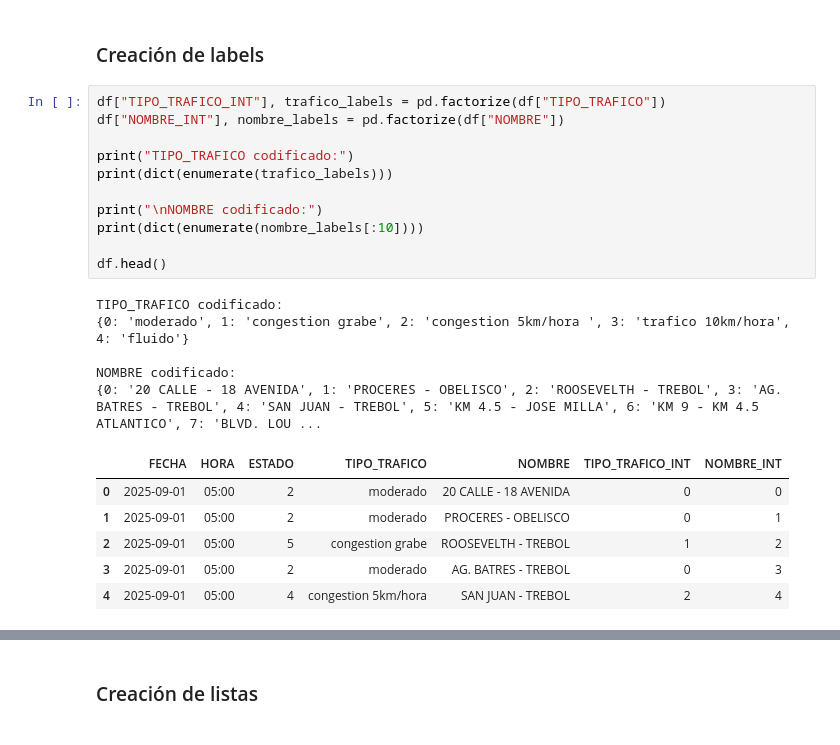
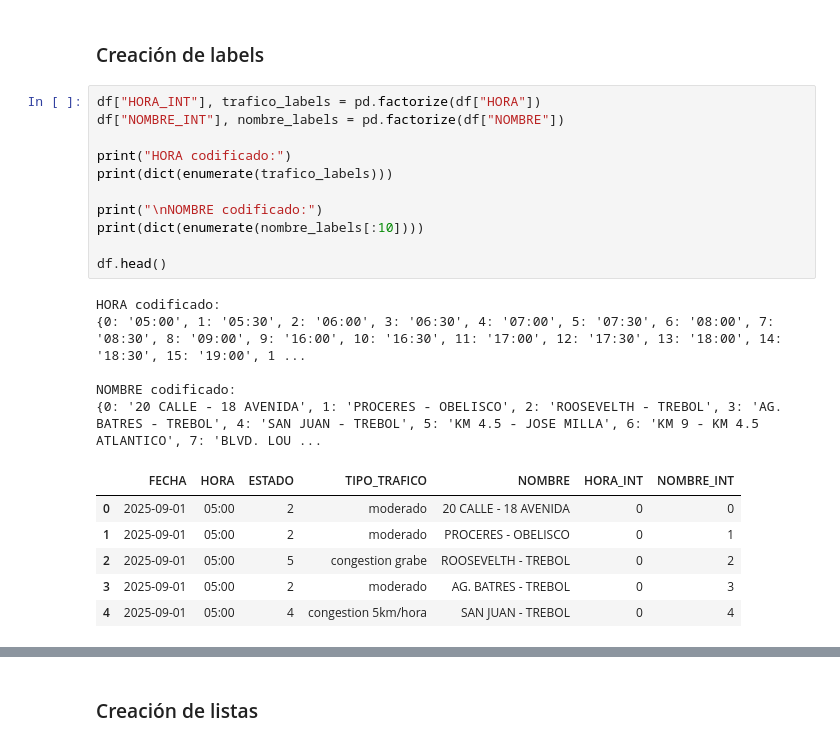
Before and after one commit to FernandezDL/Proyecto3-musica, a Jupyter notebook: data_analisis.ipynb, the cells around one changed output, grey strips where cells are left out. Drawn from its saved outputs; the diff is of its cells as text.

```diff
--- a/data_analisis.ipynb
+++ b/data_analisis.ipynb
@@ -45,28 +49,28 @@ memory usage: 188.6+ KB
 # %% [markdown]
 ### Creación de labels
 # %%
-df["TIPO_TRAFICO_INT"], trafico_labels = pd.factorize(df["TIPO_TRAFICO"])
+df["HORA_INT"], trafico_labels = pd.factorize(df["HORA"])
 df["NOMBRE_INT"], nombre_labels = pd.factorize(df["NOMBRE"])
 
-print("TIPO_TRAFICO codificado:")
+print("HORA codificado:")
 print(dict(enumerate(trafico_labels)))
 
 print("\nNOMBRE codificado:")
 print(dict(enumerate(nombre_labels[:10])))
 
 df.head()
 # %% [output]
-TIPO_TRAFICO codificado:
-{0: 'moderado', 1: 'congestion grabe', 2: 'congestion 5km/hora ', 3: 'trafico 10km/hora', 4: 'fluido'}
+HORA codificado:
+{0: '05:00', 1: '05:30', 2: '06:00', 3: '06:30', 4: '07:00', 5: '07:30', 6: '08:00', 7: '08:30', 8: '09:00', 9: '16:00', 10: '16:30', 11: '17:00', 12: '17:30', 13: '18:00', 14: '18:30', 15: '19:00', 1 ...
 
 NOMBRE codificado:
 {0: '20 CALLE - 18 AVENIDA', 1: 'PROCERES - OBELISCO', 2: 'ROOSEVELTH - TREBOL', 3: 'AG. BATRES - TREBOL', 4: 'SAN JUAN - TREBOL', 5: 'KM 4.5 - JOSE MILLA', 6: 'KM 9 - KM 4.5 ATLANTICO', 7: 'BLVD. LOU ...
-|  | FECHA | HORA | ESTADO | TIPO_TRAFICO | NOMBRE | TIPO_TRAFICO_INT | NOMBRE_INT |
+|  | FECHA | HORA | ESTADO | TIPO_TRAFICO | NOMBRE | HORA_INT | NOMBRE_INT |
 | 0 | 2025-09-01 | 05:00 | 2 | moderado | 20 CALLE - 18 AVENIDA | 0 | 0 |
 | 1 | 2025-09-01 | 05:00 | 2 | moderado | PROCERES - OBELISCO | 0 | 1 |
-| 2 | 2025-09-01 | 05:00 | 5 | congestion grabe | ROOSEVELTH - TREBOL | 1 | 2 |
+| 2 | 2025-09-01 | 05:00 | 5 | congestion grabe | ROOSEVELTH - TREBOL | 0 | 2 |
 | 3 | 2025-09-01 | 05:00 | 2 | moderado | AG. BATRES - TREBOL | 0 | 3 |
-| 4 | 2025-09-01 | 05:00 | 4 | congestion 5km/hora | SAN JUAN - TREBOL | 2 | 4 |
+| 4 | 2025-09-01 | 05:00 | 4 | congestion 5km/hora | SAN JUAN - TREBOL | 0 | 4 |
 # %%
 # valores nulos
 print(df.isnull().sum())
```
Also changed, not shown: parts of 9 cells of this notebook, 2 other files.
